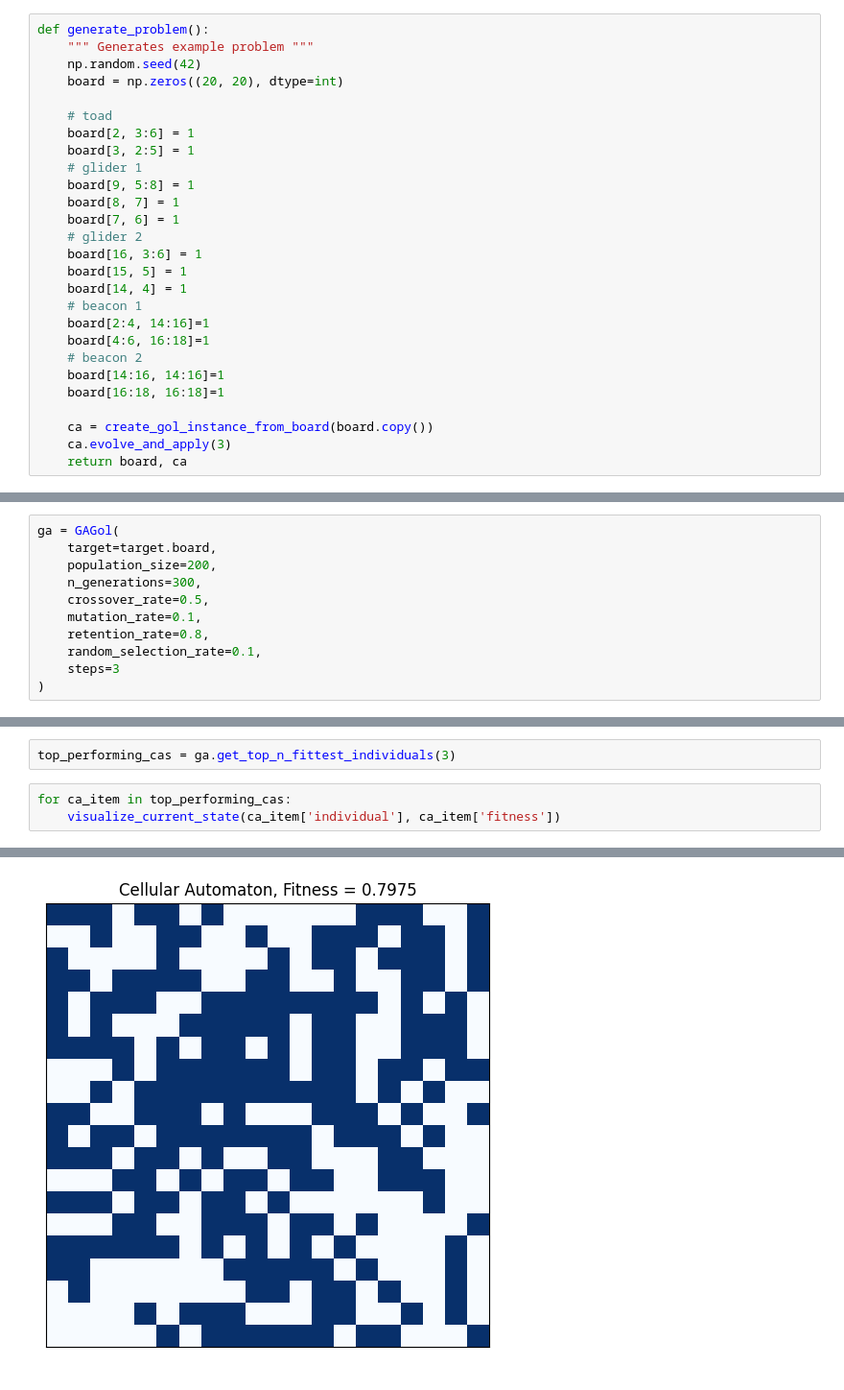
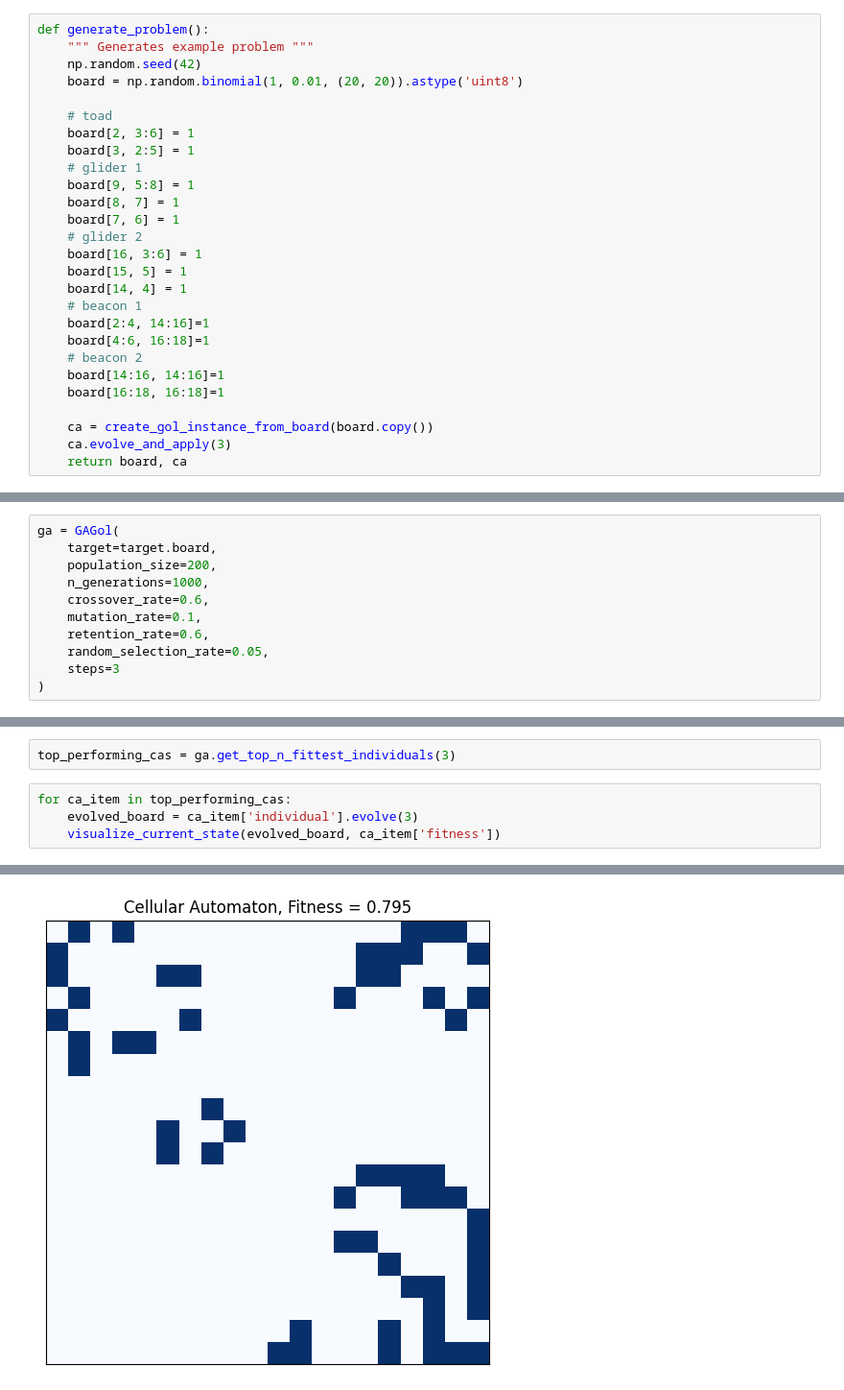
Before and after one commit to ashfaq1701/ca-project, a Jupyter notebook: src/gol/notebooks/ga_playground.ipynb, the cells around one changed output, grey strips where cells are left out. Shown at 96% size. Drawn from its saved outputs; the diff is of its cells as text.

```diff
--- a/src/gol/notebooks/ga_playground.ipynb
+++ b/src/gol/notebooks/ga_playground.ipynb
@@ -7,7 +7,7 @@ from visualize import visualize_current_state
 def generate_problem():
     """ Generates example problem """
     np.random.seed(42)
-    board = np.zeros((20, 20), dtype=int)
+    board = np.random.binomial(1, 0.01, (20, 20)).astype('uint8')
 
     # toad
     board[2, 3:6] = 1
@@ -40,11 +40,11 @@ visualize_current_state(target)
 ga = GAGol(
     target=target.board,
     population_size=200,
-    n_generations=300,
-    crossover_rate=0.5,
+    n_generations=1000,
+    crossover_rate=0.6,
     mutation_rate=0.1,
-    retention_rate=0.8,
-    random_selection_rate=0.1,
+    retention_rate=0.6,
+    random_selection_rate=0.05,
     steps=3
 )
 # %%
@@ -71,5 +71,6 @@ Generation 299: Best fitness 0.8625
 top_performing_cas = ga.get_top_n_fittest_individuals(3)
 # %%
 for ca_item in top_performing_cas:
-    visualize_current_state(ca_item['individual'], ca_item['fitness'])
+    evolved_board = ca_item['individual'].evolve(3)
+    visualize_current_state(evolved_board, ca_item['fitness'])
 # %% [output]
@@ -78 +79 @@ for ca_item in top_performing_cas:
-[figure, old version]
+[figure, new version]
```
Also changed, not shown: parts of 3 cells of this notebook.
